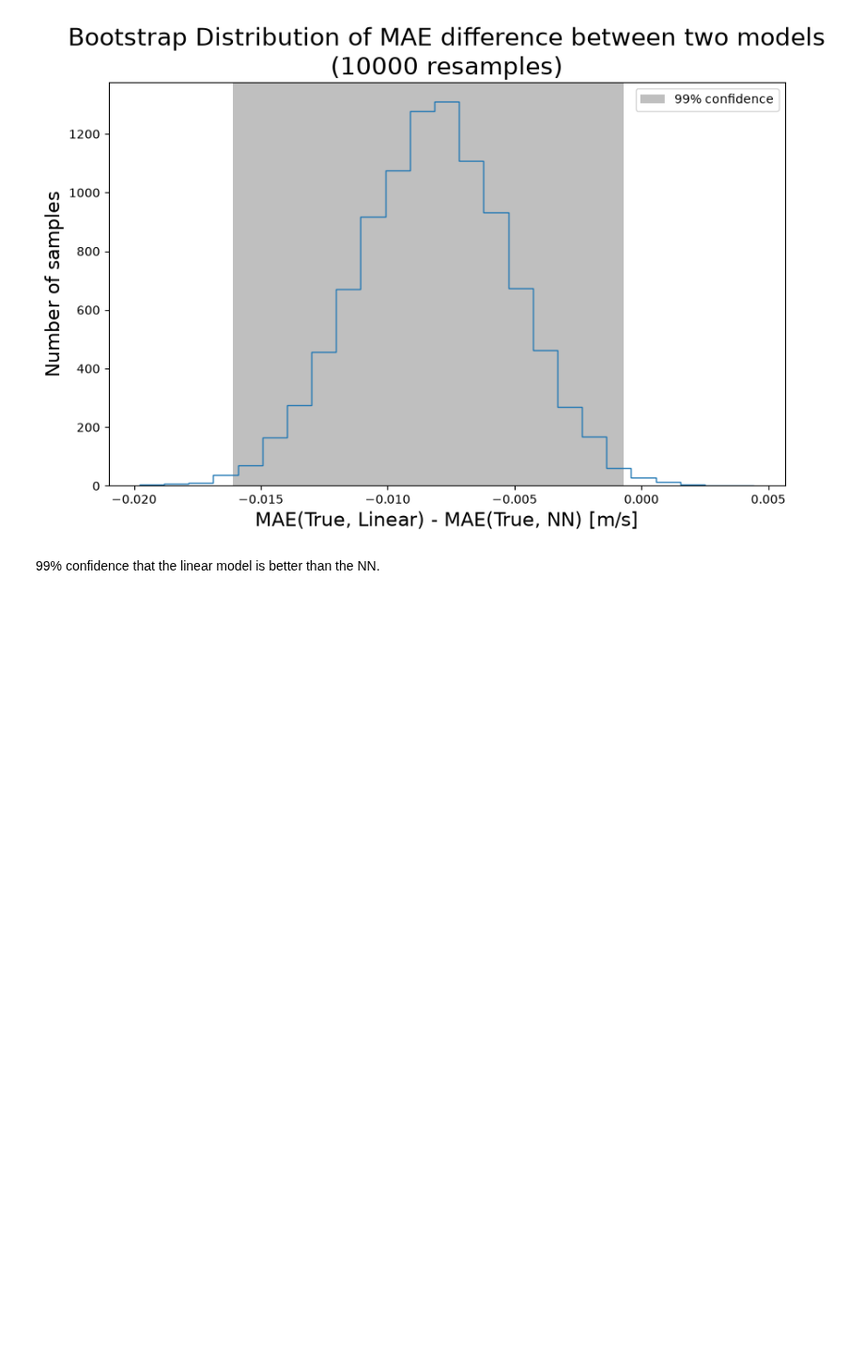
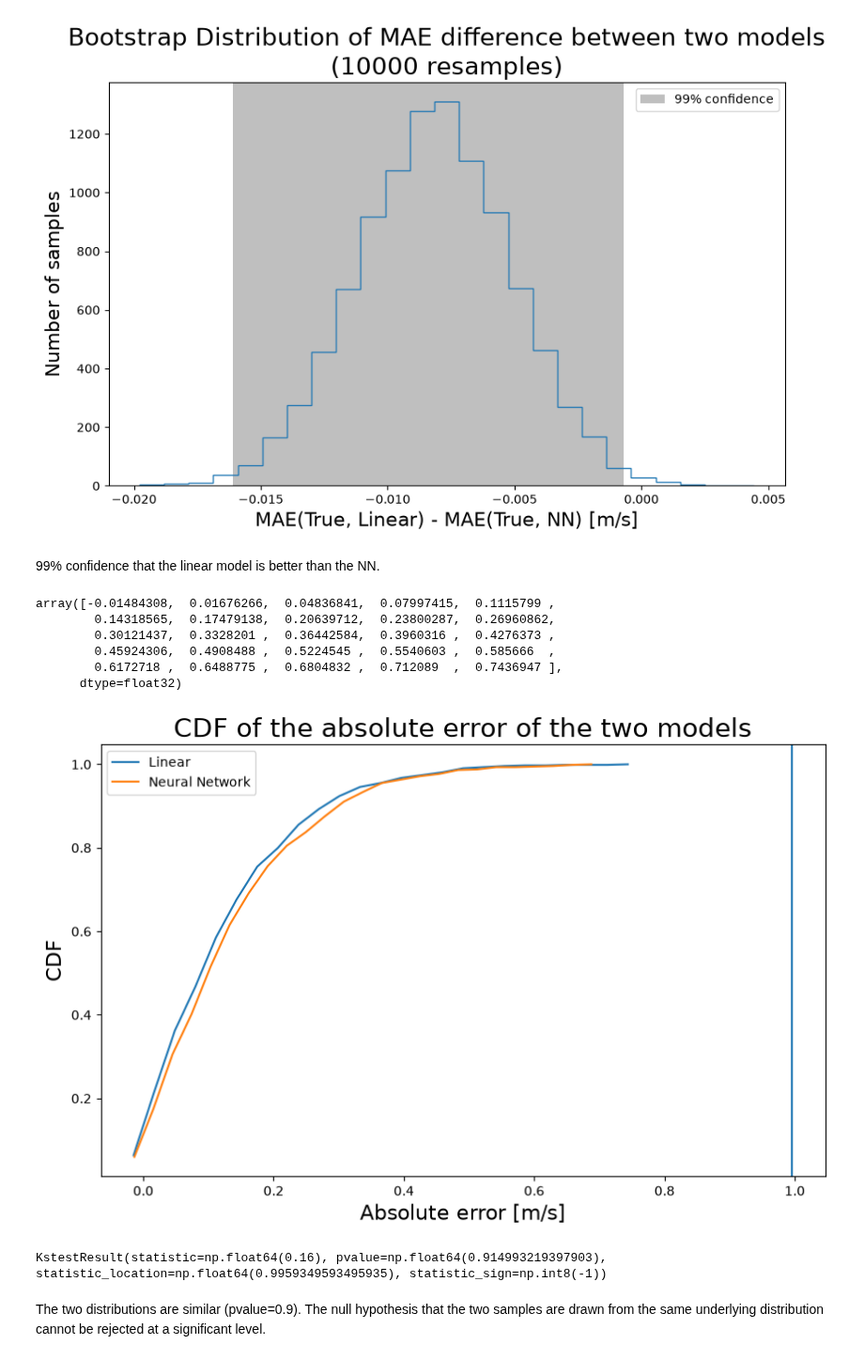
Before and after one commit to Etienne99/LAM_Internship, a Jupyter notebook: scripts_2/neuraln_4.ipynb, the cells around one changed output. Shown at 94% size. Cells and saved outputs as stored; diff of their text form; code cells hidden in the pictures; blank space fills up the shorter version.

Commit message:
NN model comparisons

```diff
--- a/scripts_2/neuraln_4.ipynb
+++ b/scripts_2/neuraln_4.ipynb
@@ -930,3 +930,46 @@ plt.show()
 [figure]
 # %% [markdown]
 99% confidence that the linear model is better than the NN.
+# %%
+# cumulative distributions
+# https://www.geeksforgeeks.org/python/how-to-calculate-and-plot-a-cumulative-distribution-function-with-matplotlib-in-python/
+
+r_linear = ss.cumfreq(np.abs(diff_test_linear), numbins=25)
+r_nn = ss.cumfreq(np.abs(diff_test), numbins=25)
+
+x_linear = r_linear.lowerlimit + np.linspace(0, r_linear.binsize * r_linear.cumcount.size, r_linear.cumcount.size)
+c_linear = r_linear.cumcount / r_linear.cumcount[-1]
+
+x_nn = r_nn.lowerlimit + np.linspace(0, r_nn.binsize * r_nn.cumcount.size, r_nn.cumcount.size)
+c_nn = r_nn.cumcount / r_nn.cumcount[-1]
+# %%
+x_linear
+# %% [output]
+array([-0.01484308,  0.01676266,  0.04836841,  0.07997415,  0.1115799 ,
+        0.14318565,  0.17479138,  0.20639712,  0.23800287,  0.26960862,
+        0.30121437,  0.3328201 ,  0.36442584,  0.3960316 ,  0.4276373 ,
+        0.45924306,  0.4908488 ,  0.5224545 ,  0.5540603 ,  0.585666  ,
+        0.6172718 ,  0.6488775 ,  0.6804832 ,  0.712089  ,  0.7436947 ],
+      dtype=float32)
+# %%
+fig, ax = plt.subplots(figsize=(10, 6))
+ax.set_title('CDF of the absolute error of the two models', size=20)
+
+ax.plot(x_linear, c_linear, label='Linear')
+ax.plot(x_nn, c_nn, label='Neural Network')
+ax.axvline(0.9959349593495935)
+
+ax.set_xlabel('Absolute error [m/s]', size=16)
+ax.set_ylabel('CDF', size=16)
+ax.legend()
+
+plt.show()
+# %% [output]
+[figure, added]
+# %%
+ss.ks_2samp(c_linear, c_nn)
+# %% [output]
+KstestResult(statistic=np.float64(0.16), pvalue=np.float64(0.914993219397903), statistic_location=np.float64(0.9959349593495935), statistic_sign=np.int8(-1))
+# %% [markdown]
+The two distributions are similar (pvalue=0.9).
+The null hypothesis that the two samples are drawn from the same underlying distribution cannot be rejected at a significant level.
```
